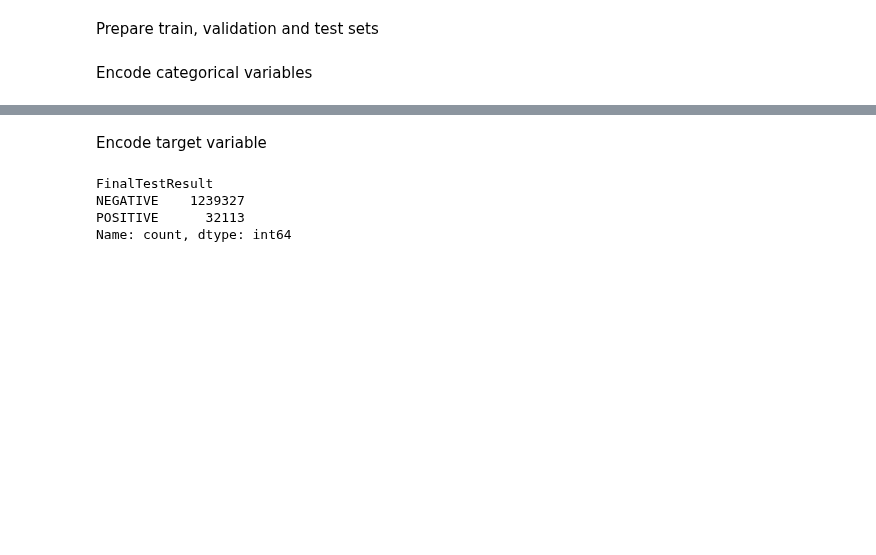
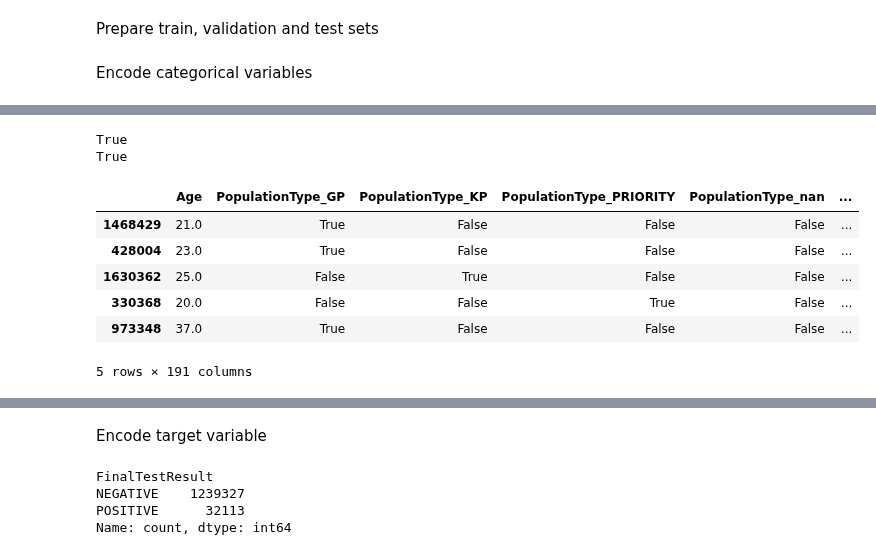
Before and after one commit to FridaOyucho/HTS-Model-, a Jupyter notebook: xGBoostModel.ipynb, the cells around one changed output, grey strips where cells are left out. Drawn from its saved outputs; the diff is of its cells as text; code cells hidden in the pictures; blank space fills up the shorter version.

```diff
--- a/xGBoostModel.ipynb
+++ b/xGBoostModel.ipynb
@@ -56,0 +132,33 @@ for col in X_train_enc.columns:
+# %%
+#One_Hot encoding
+categorical_cols = X_train.select_dtypes(
+    include=["object", "category"]
+).columns
+
+combined = pd.concat([X_train, X_val, X_test],axis=0)
+
+combined_enc = pd.get_dummies(combined,columns=categorical_cols,dummy_na=True)
+
+n_train = len(X_train)
+n_val = len(X_val)
+
+X_train_enc = combined_enc.iloc[:n_train]
+X_val_enc = combined_enc.iloc[n_train:n_train+n_val]
+X_test_enc = combined_enc.iloc[n_train+n_val:]
+# %%
+#Verify that all columns match
+print(X_train_enc.columns.equals(X_val_enc.columns))
+print(X_train_enc.columns.equals(X_test_enc.columns))
+# %% [output]
+True
+True
+# %%
+X_train_enc.head()
+# %% [output]
+|  | Age | PopulationType_GP | PopulationType_KP | PopulationType_PRIORITY | PopulationType_nan | ... |
+| 1468429 | 21.0 | True | False | False | False | ... |
+| 428004 | 23.0 | True | False | False | False | ... |
+| 1630362 | 25.0 | False | True | False | False | ... |
+| 330368 | 20.0 | False | False | True | False | ... |
+| 973348 | 37.0 | True | False | False | False | ... |
+5 rows × 191 columns
```
Also changed, not shown: parts of 19 cells of this notebook.
